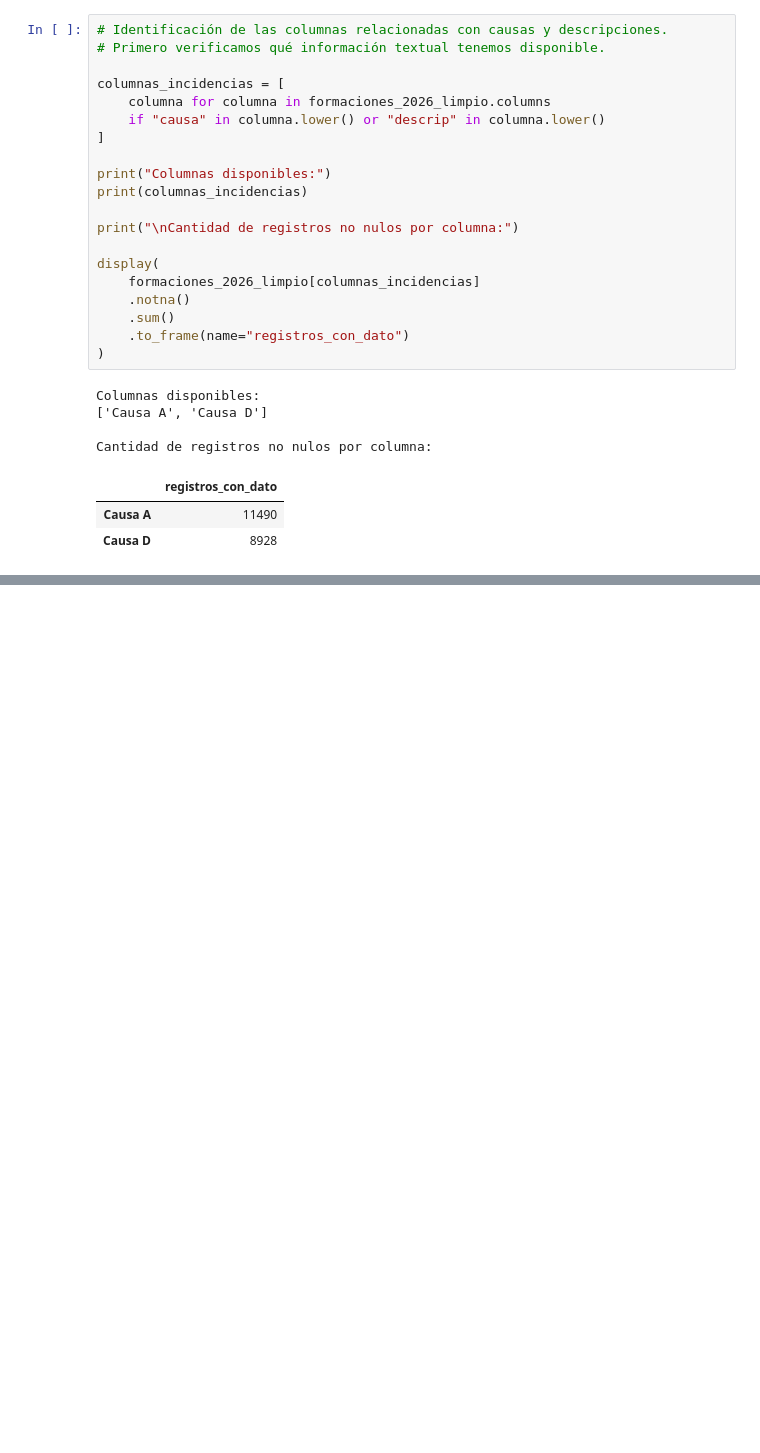
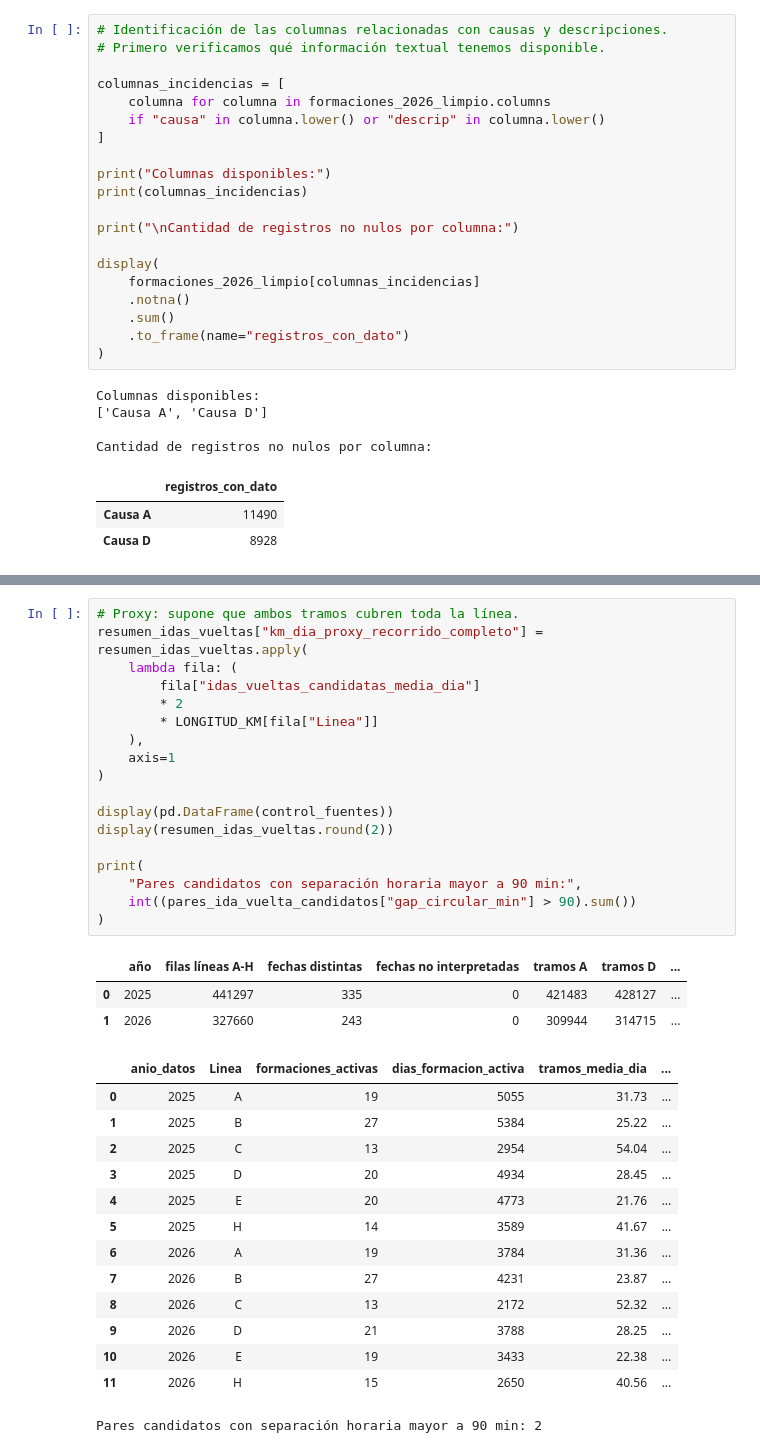
Before and after one commit to ju4n1t0x/subtes, a Jupyter notebook: Prediccion_fallas_subte_G11_.ipynb, the cells around one changed output, grey strips where cells are left out. Drawn from its saved outputs; the diff is of its cells as text; blank space fills up the shorter version.

```diff
--- a/Prediccion_fallas_subte_G11_.ipynb
+++ b/Prediccion_fallas_subte_G11_.ipynb
@@ -1788,0 +2279,36 @@ formaciones_2026_limpio = normalizar_texto(formaciones_2026_limpio)
+# %%
+# Proxy: supone que ambos tramos cubren toda la línea.
+resumen_idas_vueltas["km_dia_proxy_recorrido_completo"] = resumen_idas_vueltas.apply(
+    lambda fila: (
+        fila["idas_vueltas_candidatas_media_dia"]
+        * 2
+        * LONGITUD_KM[fila["Linea"]]
+    ),
+    axis=1
+)
+
+display(pd.DataFrame(control_fuentes))
+display(resumen_idas_vueltas.round(2))
+
+print(
+    "Pares candidatos con separación horaria mayor a 90 min:",
+    int((pares_ida_vuelta_candidatos["gap_circular_min"] > 90).sum())
+)
+# %% [output]
+|  | año | filas líneas A-H | fechas distintas | fechas no interpretadas | tramos A | tramos D | ... |
+| 0 | 2025 | 441297 | 335 | 0 | 421483 | 428127 | ... |
+| 1 | 2026 | 327660 | 243 | 0 | 309944 | 314715 | ... |
+|  | anio_datos | Linea | formaciones_activas | dias_formacion_activa | tramos_media_dia | ... |
+| 0 | 2025 | A | 19 | 5055 | 31.73 | ... |
+| 1 | 2025 | B | 27 | 5384 | 25.22 | ... |
+| 2 | 2025 | C | 13 | 2954 | 54.04 | ... |
+| 3 | 2025 | D | 20 | 4934 | 28.45 | ... |
+| 4 | 2025 | E | 20 | 4773 | 21.76 | ... |
+| 5 | 2025 | H | 14 | 3589 | 41.67 | ... |
+| 6 | 2026 | A | 19 | 3784 | 31.36 | ... |
+| 7 | 2026 | B | 27 | 4231 | 23.87 | ... |
+| 8 | 2026 | C | 13 | 2172 | 52.32 | ... |
+| 9 | 2026 | D | 21 | 3788 | 28.25 | ... |
+| 10 | 2026 | E | 19 | 3433 | 22.38 | ... |
+| 11 | 2026 | H | 15 | 2650 | 40.56 | ... |
+Pares candidatos con separación horaria mayor a 90 min: 2
```
Also changed, not shown: parts of 48 cells of this notebook.
